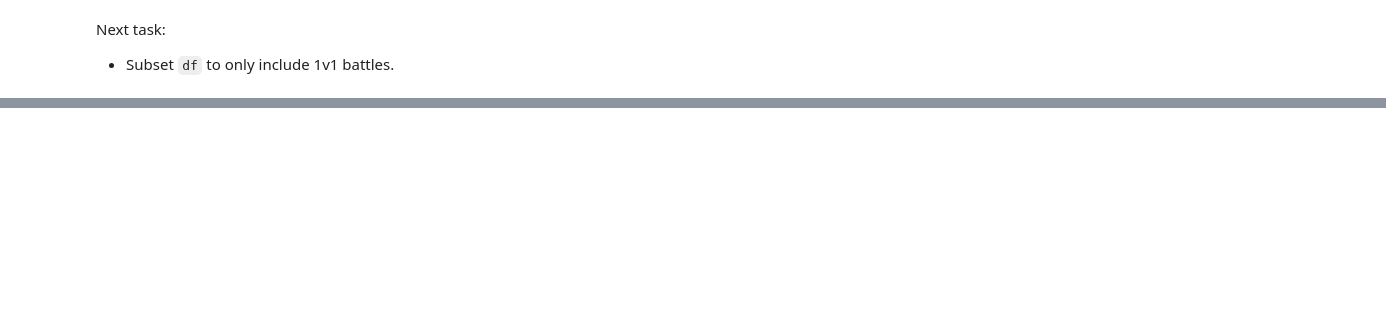
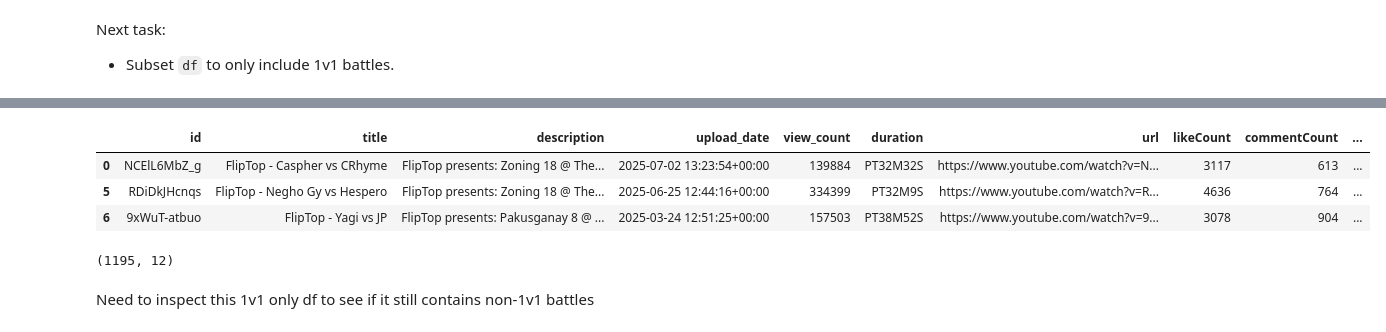
Before and after one commit to russluber/fliptop-analysis, a Jupyter notebook: notebooks/eda.ipynb, the cells around one changed output, grey strips where cells are left out. Drawn from its saved outputs; the diff is of its cells as text; code cells hidden in the pictures; blank space fills up the shorter version.

```diff
--- a/notebooks/eda.ipynb
+++ b/notebooks/eda.ipynb
@@ -204,0 +316,40 @@ Next task:
+# %%
+import re
+
+def is_probably_not_1v1(title):
+    if not isinstance(title, str):
+        return True  # defensive: non-string, toss it
+
+    title_lower = title.lower()
+
+    # Heuristic 1: multiple "vs"
+    if len(re.findall(r"\bvs\b", title_lower)) > 1:
+        return True
+
+    # Heuristic 2: "and" appears more than once (i.e., on both sides of the battle)
+    if len(re.findall(r"\band\b", title_lower)) > 1:
+        return True
+
+    # Heuristic 3: slash (with or without spaces)
+    if re.search(r"\s*/\s*|\s*/|\*/\s*", title_lower):
+        return True
+
+    # Heuristic 4: plus sign (no-shows)
+    if "+" in title_lower:
+        return True
+
+    # Heuristic 5: common 2v2 pattern: "and" on both sides of "vs"
+    if re.search(r"\band\b.*\bvs\b.*\band\b", title_lower):
+        return True
+
+    # Heuristic 6: team format like "5 on 5 battle"
+    if re.search(r"\b\d+\s*on\s*\d+\b", title_lower):
+        return True
+
+    return False
+
+
+# Filtering
+mask = df_f["title"].apply(is_probably_not_1v1)
+df_not_1v1 = df_f[mask]         # Filtered out (bad) - inspect
+df_1v1_only = df_f[~mask]       # Final 1v1 dataset? Pending inspection
@@ -204,0 +381,13 @@ Next task:
+# %%
+df_1v1_only.head(3)
+# %% [output]
+|  | id | title | description | upload_date | view_count | duration | url | likeCount | commentCount | ... |
+| 0 | NCElL6MbZ_g | FlipTop - Caspher vs CRhyme | FlipTop presents: Zoning 18 @ The... | 2025-07-02 13:23:54+00:00 | 139884 | PT32M32S | https://www.youtube.com/watch?v=N... | 3117 | 613 | ... |
+| 5 | RDiDkJHcnqs | FlipTop - Negho Gy vs Hespero | FlipTop presents: Zoning 18 @ The... | 2025-06-25 12:44:16+00:00 | 334399 | PT32M9S | https://www.youtube.com/watch?v=R... | 4636 | 764 | ... |
+| 6 | 9xWuT-atbuo | FlipTop - Yagi vs JP | FlipTop presents: Pakusganay 8 @ ... | 2025-03-24 12:51:25+00:00 | 157503 | PT38M52S | https://www.youtube.com/watch?v=9... | 3078 | 904 | ... |
+# %%
+df_1v1_only.shape
+# %% [output]
+(1195, 12)
+# %% [markdown]
+Need to inspect this 1v1 only df to see if it still contains non-1v1 battles
```
Also changed, not shown: parts of 27 cells of this notebook.
